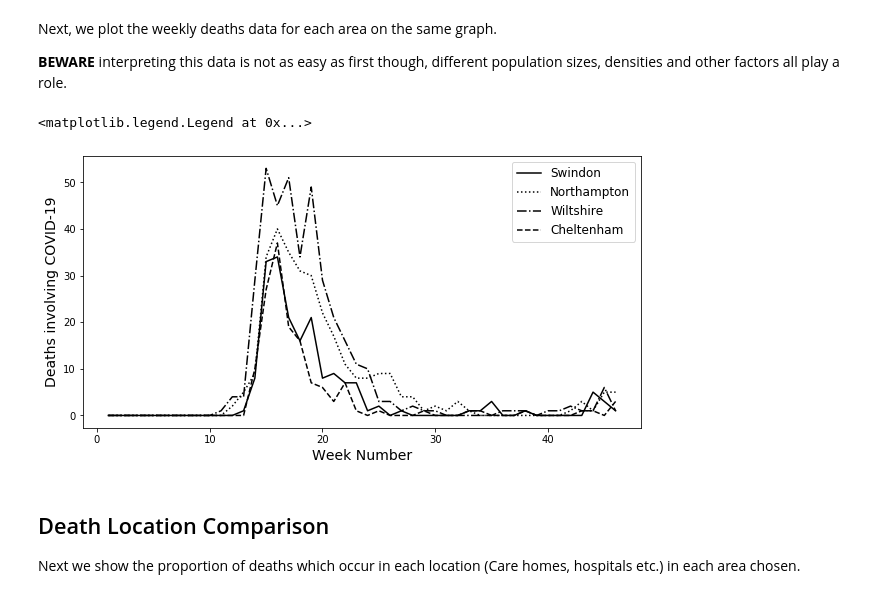
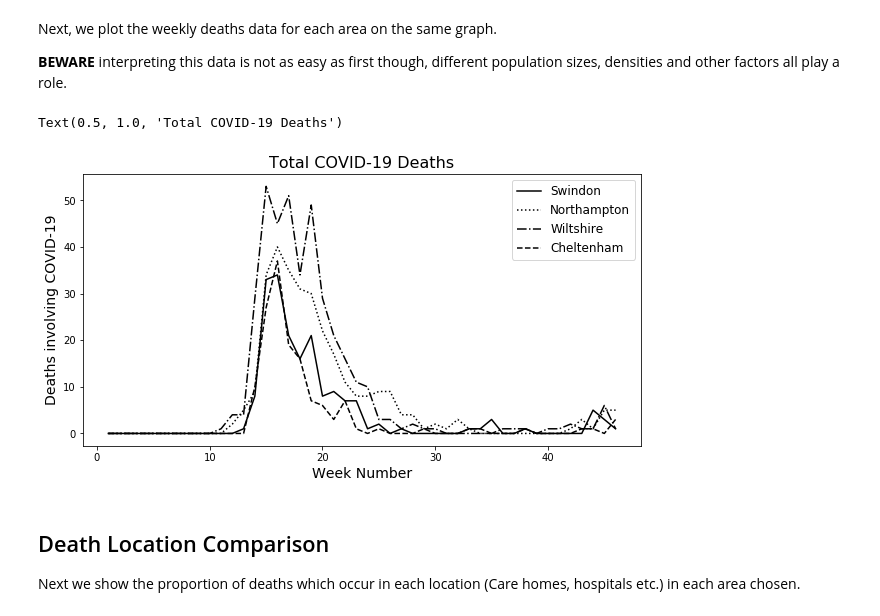
Before and after one commit to Sciprios/SwindonCovid, a Jupyter notebook: Deaths Comparison.ipynb, the cells around one changed output. Drawn from its saved outputs; the diff is of its cells as text; code cells hidden in the pictures.

```diff
--- a/Deaths Comparison.ipynb
+++ b/Deaths Comparison.ipynb
@@ -76,17 +76,18 @@ Next, we plot the weekly deaths data for each area on the same graph.
 # %%
 fig, axs = plt.subplots(nrows=1, ncols=1, figsize=(10, 5))
 
 linetypes = ["-", ":", "-.", "--"]
 
 for idx, area in enumerate(AREAS):
     axs.plot(weekly_data[area][0, :], weekly_data[area][1, :], ls=linetypes[idx], c='k', label=area)
 
 axs.set_xlabel("Week Number", fontsize=14)
 axs.set_ylabel("Deaths involving COVID-19", fontsize=14)
 axs.legend(fontsize=12)
+axs.set_title("Total COVID-19 Deaths", fontsize=16)
 # %% [output]
-<matplotlib.legend.Legend at 0x...>
+Text(0.5, 1.0, 'Total COVID-19 Deaths')
-[figure, old version]
+[figure, new version]
 # %% [markdown]
 ## Death Location Comparison
 
```
